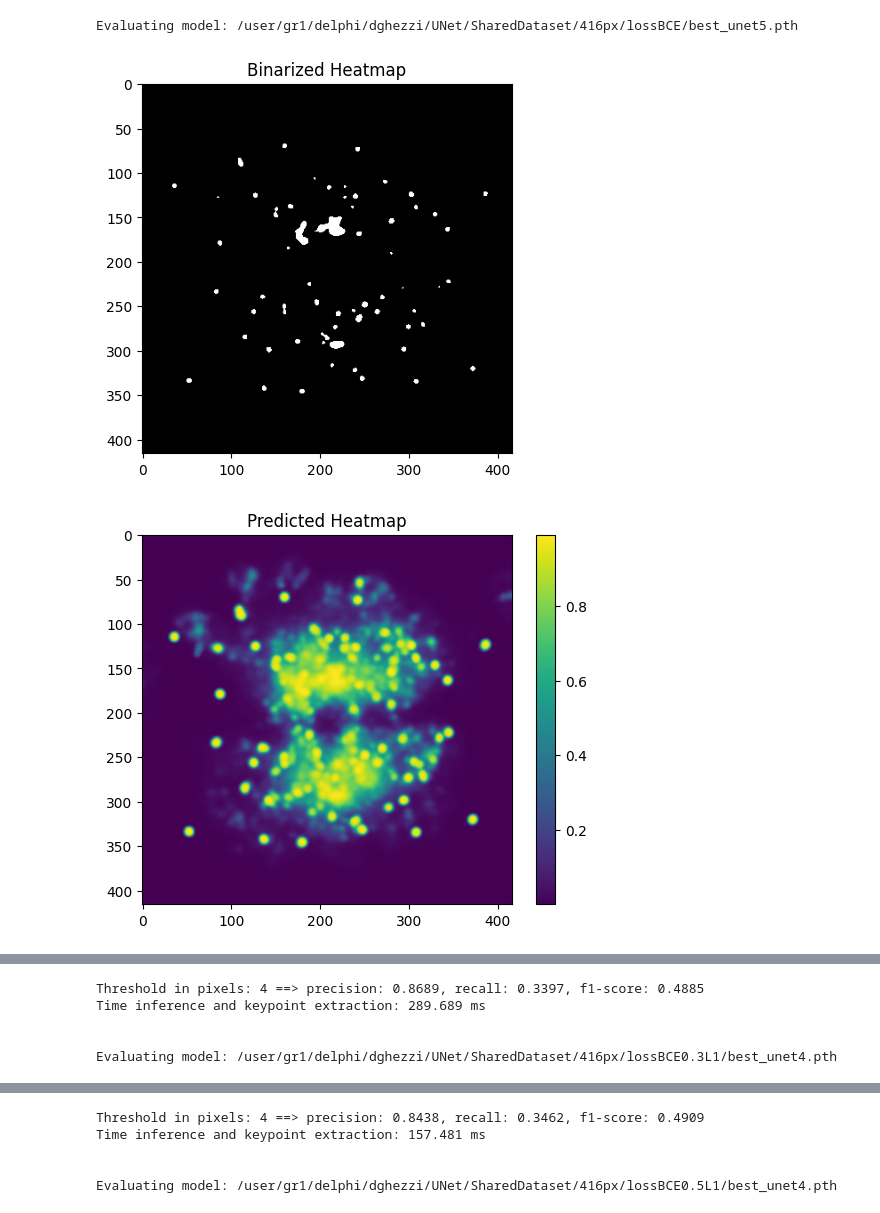
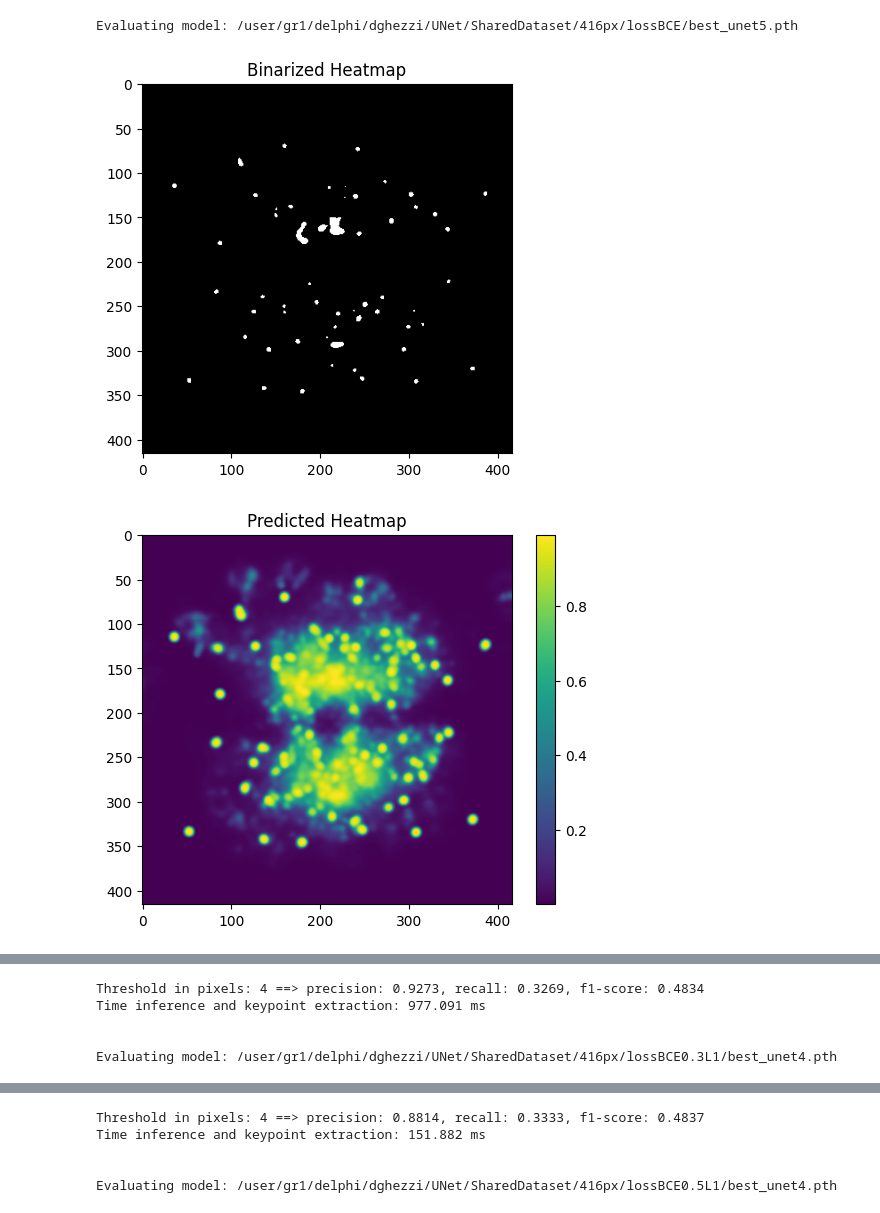
Before and after one commit to DanieleGhezzi25/A-Machine-Learning-Approach-for-Particle-Tracking-in-RICH-Detectors, a Jupyter notebook: UNet/SharedDataset/416px/inference_UNet416px.ipynb, the cells around one changed output, grey strips where cells are left out. Saved outputs shown, nothing was run; the diff lists cells and outputs as text; code cells hidden in the pictures.

```diff
--- a/UNet/SharedDataset/416px/inference_UNet416px.ipynb
+++ b/UNet/SharedDataset/416px/inference_UNet416px.ipynb
@@ -74,11 +35,0 @@ Mean: 0.140658
-# %%
-from UNet import infer_keypoints_from_image, img_kp_pred_and_gr, compute_pck_metrics, load_keypoints_from_csv
-
-heatmap, keypoints_and_cov, time = infer_keypoints_from_image(img_path, model, device=device, show_mask=True, threshold=0.97, npy=True, sigmoid=True)
-
-keypoints = [kp for kp, cov in keypoints_and_cov]
-keypoints_gt = load_keypoints_from_csv('/user/gr1/delphi/dghezzi/SharedDataset_22500_2500_150_175_npy/UNet/416px/centers/val/event_8_centers.csv')
-img_kp_pred_and_gr(keypoints_pred=keypoints, keypoints_gt=keypoints_gt, img_path=img_path)
-pck_metrics = compute_pck_metrics(keypoints, keypoints_gt, thresholds=[4])
-print(f'Threshold in pixels: 4 ==> precision: {pck_metrics[0][0]:.4f}, recall: {pck_metrics[1][0]:.4f}, f1-score: {pck_metrics[2][0]:.4f}')
-print(f'Time inference and keypoint extraction: {time*1000:.3f} ms')
@@ -91,33 +36,37 @@ Time inference and keypoint extraction: 164.026 ms
 # %%
 # faccio il paragone tra i modelli
 # 416px
+
+from AttentionUnet import inference_image, img_kp_pred_and_gr, compute_pck_metrics, load_keypoints_from_csv
 
 model_path1 = '/user/gr1/delphi/dghezzi/UNet/SharedDataset/416px/lossBCE/best_unet5.pth'
 model_path2 = '/user/gr1/delphi/dghezzi/UNet/SharedDataset/416px/lossBCE0.3L1/best_unet4.pth'
 model_path3 = '/user/gr1/delphi/dghezzi/UNet/SharedDataset/416px/lossBCE0.5L1/best_unet4.pth'
 model_path4 = '/user/gr1/delphi/dghezzi/UNet/SharedDataset/416px/lossBCEL1/best_unet5.pth'
 model_path5 = '/user/gr1/delphi/dghezzi/UNet/SharedDataset/416px/lossBCE2L1/best_unet5.pth'
+model_path6 = '/user/gr1/delphi/dghezzi/UNet/SharedDataset/416px/lossBCE5L1/best_unet4.pth'
+model_path7 = '/user/gr1/delphi/dghezzi/UNet/SharedDataset/416px/lossBCEdice/best_unet4.pth'
 
 img_path = '/user/gr1/delphi/dghezzi/SharedDataset_22500_2500_150_175_npy/UNet/416px/images/val/event_8.npy'
 keypoints_gt = load_keypoints_from_csv('/user/gr1/delphi/dghezzi/SharedDataset_22500_2500_150_175_npy/UNet/416px/centers/val/event_8_centers.csv')
 
-for model_path in [model_path1, model_path2, model_path3, model_path4, model_path5]:
+for model_path in [model_path1, model_path2, model_path3, model_path4, model_path5, model_path6, model_path7]:
     model = UNetWithAttention(in_channels=1, out_channels=1)
     model.load_state_dict(torch.load(model_path, map_location=device))
     model.to(device)
     model.eval()
 
     print(f"Evaluating model: {model_path}")
 
-    heatmap, keypoints_and_cov, time = infer_keypoints_from_image(img_path, model, device=device, show_mask=True, threshold=0.96, npy=True, sigmoid=True)
+    heatmap, keypoints_and_cov, time = inference_image(img_path, model, device=device, show_mask=True, threshold=0.97, npy=True, sigmoid=True, beta=1)
     keypoints = [kp for kp, cov in keypoints_and_cov]
 
     img_kp_pred_and_gr(keypoints_pred=keypoints, keypoints_gt=keypoints_gt, img_path=img_path)
     pck_metrics = compute_pck_metrics(keypoints, keypoints_gt, thresholds=[4])
     print(f'Threshold in pixels: 4 ==> precision: {pck_metrics[0][0]:.4f}, recall: {pck_metrics[1][0]:.4f}, f1-score: {pck_metrics[2][0]:.4f}')
     print(f'Time inference and keypoint extraction: {time*1000:.3f} ms')
     print("\n")
 # %% [output]
 Evaluating model: /user/gr1/delphi/dghezzi/UNet/SharedDataset/416px/lossBCE/best_unet5.pth
-[figure, old version]
+[figure, new version]
 [figure]
@@ -125,5 +74,5 @@ Evaluating model: /user/gr1/delphi/dghezzi/UNet/SharedDataset/416px/lossBCE/best
-Threshold in pixels: 4 ==> precision: 0.8689, recall: 0.3397, f1-score: 0.4885
-Time inference and keypoint extraction: 289.689 ms
+Threshold in pixels: 4 ==> precision: 0.9273, recall: 0.3269, f1-score: 0.4834
+Time inference and keypoint extraction: 977.091 ms
 
 
 Evaluating model: /user/gr1/delphi/dghezzi/UNet/SharedDataset/416px/lossBCE0.3L1/best_unet4.pth
@@ -133,5 +82,5 @@ Evaluating model: /user/gr1/delphi/dghezzi/UNet/SharedDataset/416px/lossBCE0.3L1
-Threshold in pixels: 4 ==> precision: 0.8438, recall: 0.3462, f1-score: 0.4909
-Time inference and keypoint extraction: 157.481 ms
+Threshold in pixels: 4 ==> precision: 0.8814, recall: 0.3333, f1-score: 0.4837
+Time inference and keypoint extraction: 151.882 ms
 
 
 Evaluating model: /user/gr1/delphi/dghezzi/UNet/SharedDataset/416px/lossBCE0.5L1/best_unet4.pth
```
Also changed, not shown: parts of 9 cells of this notebook, 29 other files.
